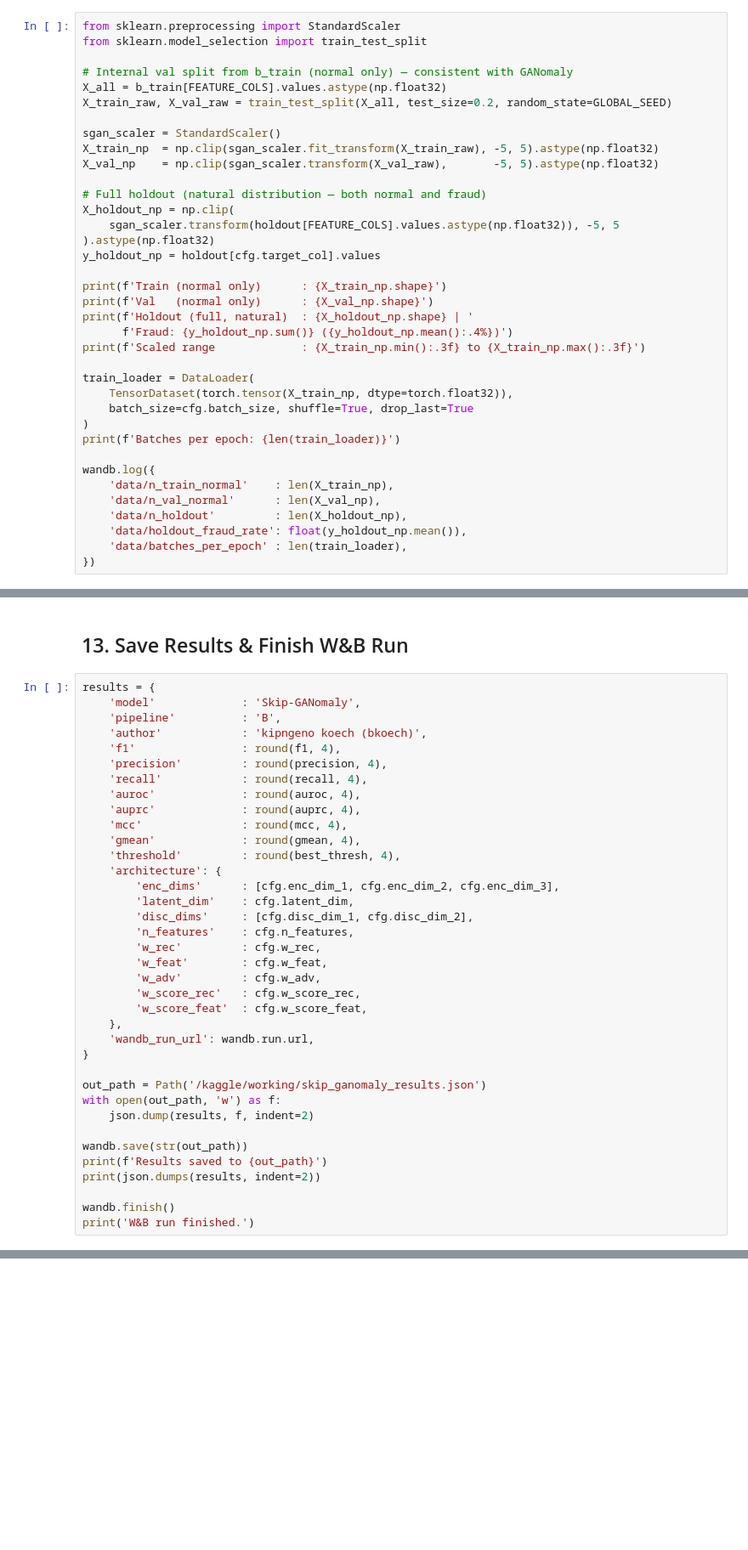
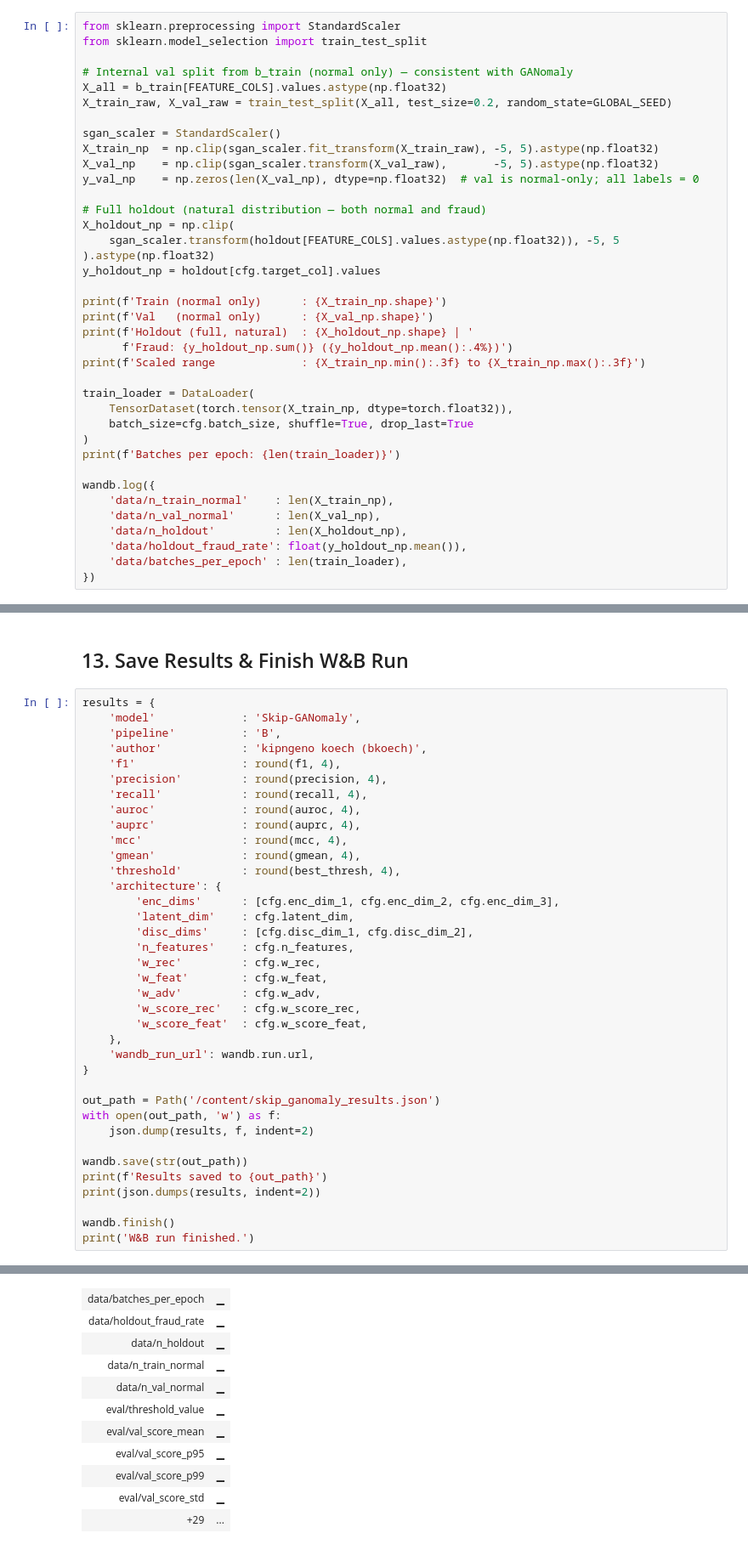
Before and after one commit to kkipngenokoech/synthesize-or-reconstruct, a Jupyter notebook: notebooks/skip-ganomaly.ipynb, the cells around one changed output, grey strips where cells are left out. Shown at 85% size. Drawn from its saved outputs; the diff is of its cells as text; blank space fills up the shorter version.

```diff
--- a/notebooks/skip-ganomaly.ipynb
+++ b/notebooks/skip-ganomaly.ipynb
@@ -180,6 +201,7 @@ X_train_raw, X_val_raw = train_test_split(X_all, test_size=0.2, random_state=GLO
 sgan_scaler = StandardScaler()
 X_train_np  = np.clip(sgan_scaler.fit_transform(X_train_raw), -5, 5).astype(np.float32)
 X_val_np    = np.clip(sgan_scaler.transform(X_val_raw),       -5, 5).astype(np.float32)
+y_val_np    = np.zeros(len(X_val_np), dtype=np.float32)  # val is normal-only; all labels = 0
 
 # Full holdout (natural distribution — both normal and fraud)
 X_holdout_np = np.clip(
@@ -561,7 +610,7 @@ results = {
     'wandb_run_url': wandb.run.url,
 }
 
-out_path = Path('/kaggle/working/skip_ganomaly_results.json')
+out_path = Path('/content/skip_ganomaly_results.json')
 with open(out_path, 'w') as f:
     json.dump(results, f, indent=2)
 
@@ -571,3 +620,4 @@ print(json.dumps(results, indent=2))
 
 wandb.finish()
 print('W&B run finished.')
+# %% [output]
@@ -573,0 +645,11 @@ print('W&B run finished.')
+| data/batches_per_epoch | ▁ |
+| data/holdout_fraud_rate | ▁ |
+| data/n_holdout | ▁ |
+| data/n_train_normal | ▁ |
+| data/n_val_normal | ▁ |
+| eval/threshold_value | ▁ |
+| eval/val_score_mean | ▁ |
+| eval/val_score_p95 | ▁ |
+| eval/val_score_p99 | ▁ |
+| eval/val_score_std | ▁ |
+| +29 | ... |
```
Also changed, not shown: parts of 12 cells of this notebook, 6 other files.
